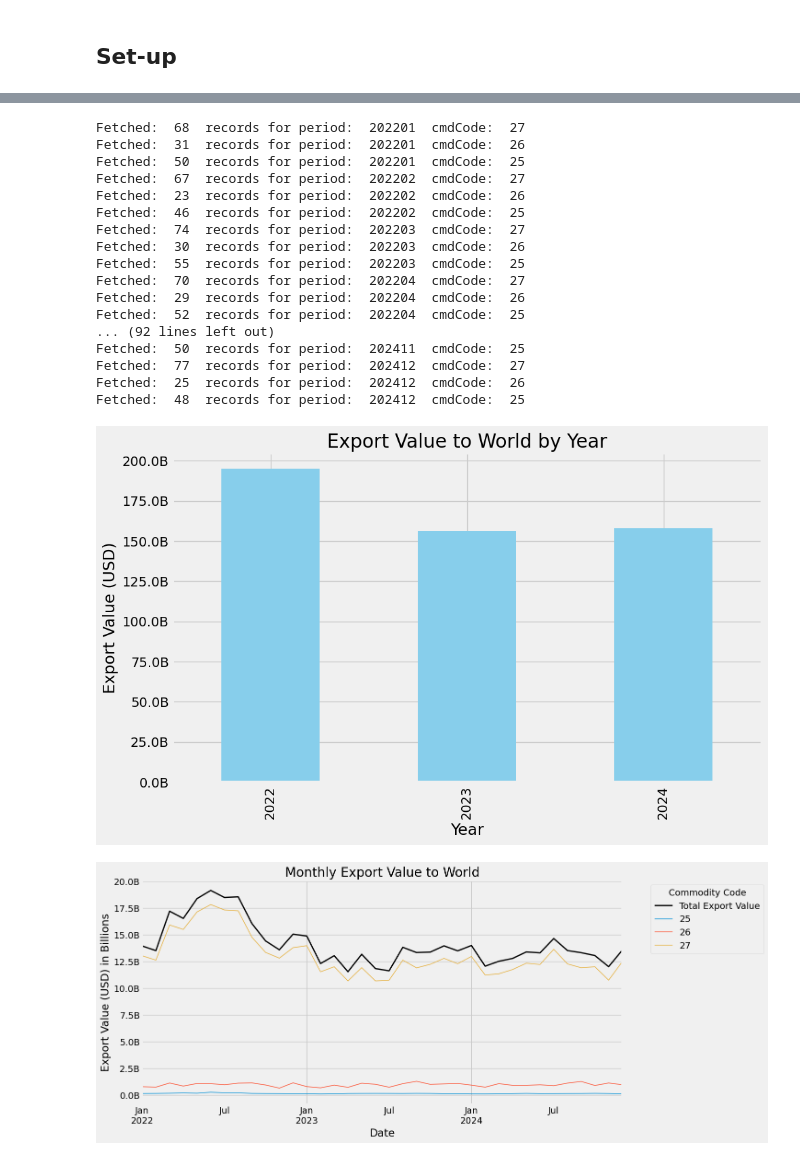
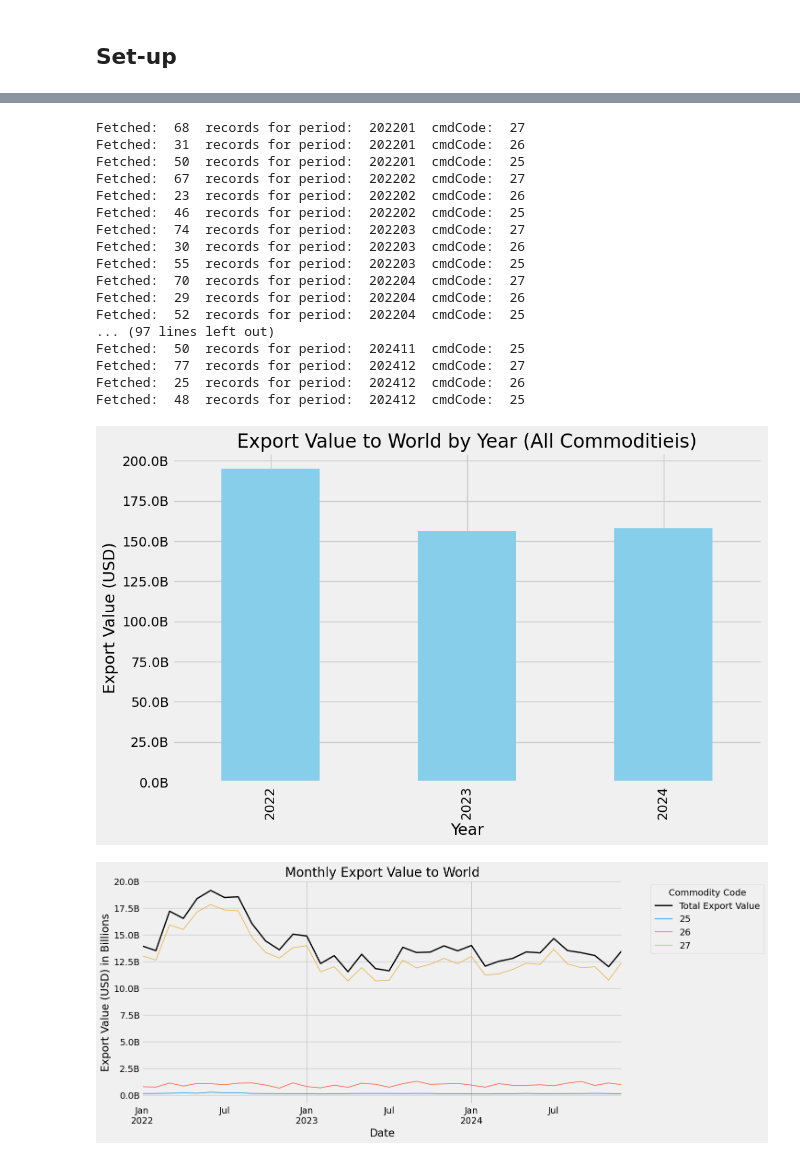
Before and after one commit to VanshSrivastav/CanadaExportAnalysis, a Jupyter notebook: analysis.ipynb, the cells around one changed output, grey strips where cells are left out. Drawn from its saved outputs; the diff is of its cells as text; code cells hidden in the pictures.

Commit message:
added new visual

```diff
--- a/analysis.ipynb
+++ b/analysis.ipynb
@@ -50,8 +52,5 @@ pd.set_option('display.max_columns', 500) # sets max viewable cols to 500 in a d
 # %%
 from pullData import load_data_from_api
-
-conn = sqlite3.connect('canada_exports_2022_2024.db')
-table_name = "canada_export_data"
 load_data_from_api(table_name=table_name, conn=conn)
 # %% [output]
 Fetched:  68  records for period:  202201  cmdCode:  27
@@ -66,7 +65,7 @@ Fetched:  55  records for period:  202203  cmdCode:  25
 Fetched:  70  records for period:  202204  cmdCode:  27
 Fetched:  29  records for period:  202204  cmdCode:  26
 Fetched:  52  records for period:  202204  cmdCode:  25
-... (92 lines left out)
+... (97 lines left out)
 Fetched:  50  records for period:  202411  cmdCode:  25
 Fetched:  77  records for period:  202412  cmdCode:  27
 Fetched:  25  records for period:  202412  cmdCode:  26
@@ -87,35 +86,35 @@ transform_df['date'] = pd.to_datetime(clean_df['period'], format='%Y%m').dt.to_p
 # %%
 # let's do some plotting
 # when partner or ISO value is World or WS00 -> that means the world total for the month
 # let's also plot the trend data for each month to see the trend of exports to the world for minerals and mineral products
 # here we calculate the total export value for all commodities to the world for each year in our data and plot it
 import matplotlib.ticker as ticker # we use this to set the y axis scale in billions
 
 yearly_sums = transform_df[transform_df['partnerISO'] == 'W00' ].groupby('refYear')['primaryValue'].sum()
 monthly_sums = transform_df[transform_df['partnerISO'] == 'W00'].groupby('date')['primaryValue'].sum()
 monthly_sums_per_commodity = transform_df[transform_df['partnerISO'] == 'W00'].groupby(by=['date', 'cmdCode'])['primaryValue'].sum().unstack()
 
 # first let's plot the yearly export totals
 plot = yearly_sums.plot(kind='bar', figsize=(10, 6), color='skyblue')
 plot.yaxis.set_major_formatter(ticker.FuncFormatter(lambda x, pos: f'{x*1e-9:.1f}B'))
-plt.title('Export Value to World by Year')
+plt.title('Export Value to World by Year (All Commoditieis)')
 plt.xlabel('Year')
 plt.ylabel('Export Value (USD)')
 plt.show()
 
 # we create a single plot to show all the data -> one line per commodity, one line for the total
 fig, ax = plt.subplots(figsize=(12, 6))
 # now let's plot the monthly exports per commodity and the totals
 monthly_sums.plot(ax=ax, color='black', linewidth=2, label='Total Export Value')
 monthly_sums_per_commodity.plot(ax=ax, linewidth=1, legend=True)
 ax.yaxis.set_major_formatter(ticker.FuncFormatter(lambda x, pos: f'{x*1e-9:.1f}B'))
 ax.set_title('Monthly Export Value to World')
 ax.set_xlabel('Date')
 ax.set_ylabel('Export Value (USD) in Billions')
 ax.legend(title='Commodity Code', bbox_to_anchor=(1.05, 1), loc='upper left')
 plt.show()
 # %% [output]
-[figure, old version]
+[figure, new version]
 [figure]
 # %%
 # Let's plot the exports for each partner country
```
Also changed, not shown: parts of 2 cells of this notebook, 1 other file.
